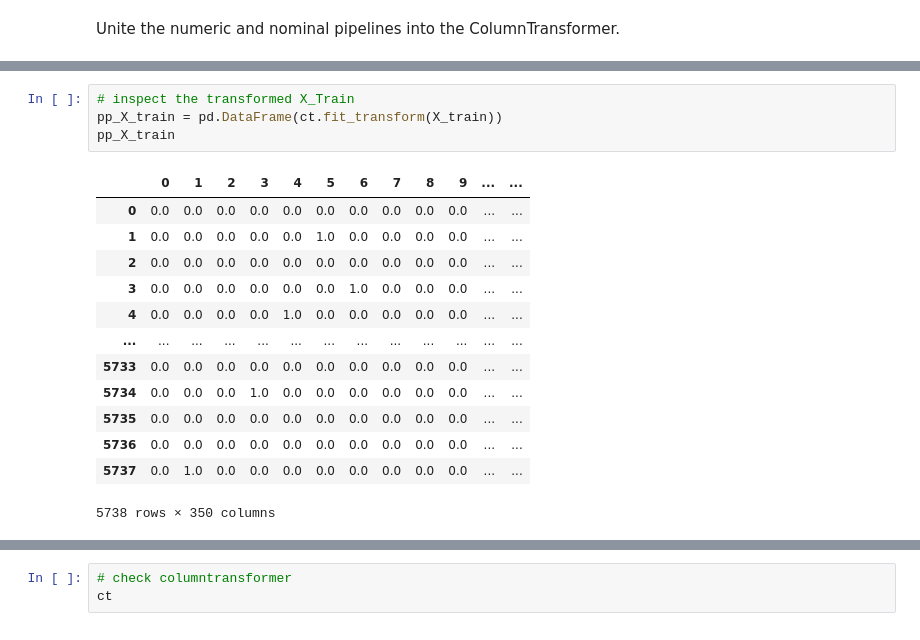
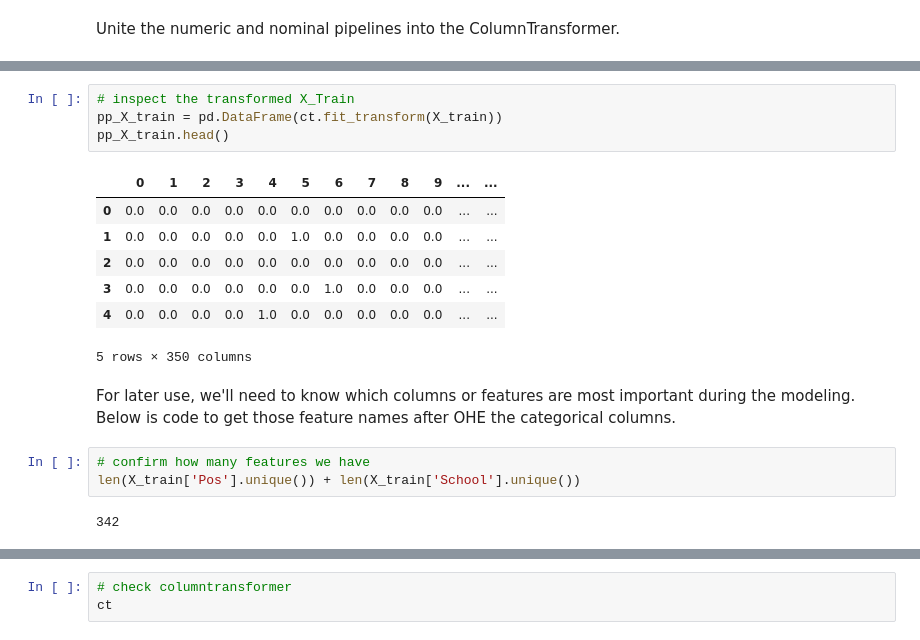
Before and after one commit to eric8395/NFL-Combine-Draft-Classification, a Jupyter notebook: NFL Combine Draft Classification.ipynb, the cells around one changed output, grey strips where cells are left out. Drawn from its saved outputs; the diff is of its cells as text.

```diff
--- a/NFL Combine Draft Classification.ipynb
+++ b/NFL Combine Draft Classification.ipynb
@@ -827,18 +818,19 @@ ct = ColumnTransformer(transformers =
 # %%
 # inspect the transformed X_Train
 pp_X_train = pd.DataFrame(ct.fit_transform(X_train))
-pp_X_train
+pp_X_train.head()
 # %% [output]
 |  | 0 | 1 | 2 | 3 | 4 | 5 | 6 | 7 | 8 | 9 | ... | ... |
 | 0 | 0.0 | 0.0 | 0.0 | 0.0 | 0.0 | 0.0 | 0.0 | 0.0 | 0.0 | 0.0 | ... | ... |
 | 1 | 0.0 | 0.0 | 0.0 | 0.0 | 0.0 | 1.0 | 0.0 | 0.0 | 0.0 | 0.0 | ... | ... |
 | 2 | 0.0 | 0.0 | 0.0 | 0.0 | 0.0 | 0.0 | 0.0 | 0.0 | 0.0 | 0.0 | ... | ... |
 | 3 | 0.0 | 0.0 | 0.0 | 0.0 | 0.0 | 0.0 | 1.0 | 0.0 | 0.0 | 0.0 | ... | ... |
 | 4 | 0.0 | 0.0 | 0.0 | 0.0 | 1.0 | 0.0 | 0.0 | 0.0 | 0.0 | 0.0 | ... | ... |
-| ... | ... | ... | ... | ... | ... | ... | ... | ... | ... | ... | ... | ... |
-| 5733 | 0.0 | 0.0 | 0.0 | 0.0 | 0.0 | 0.0 | 0.0 | 0.0 | 0.0 | 0.0 | ... | ... |
-| 5734 | 0.0 | 0.0 | 0.0 | 1.0 | 0.0 | 0.0 | 0.0 | 0.0 | 0.0 | 0.0 | ... | ... |
-| 5735 | 0.0 | 0.0 | 0.0 | 0.0 | 0.0 | 0.0 | 0.0 | 0.0 | 0.0 | 0.0 | ... | ... |
-| 5736 | 0.0 | 0.0 | 0.0 | 0.0 | 0.0 | 0.0 | 0.0 | 0.0 | 0.0 | 0.0 | ... | ... |
-| 5737 | 0.0 | 1.0 | 0.0 | 0.0 | 0.0 | 0.0 | 0.0 | 0.0 | 0.0 | 0.0 | ... | ... |
-5738 rows × 350 columns
+5 rows × 350 columns
+# %% [markdown]
+For later use, we'll need to know which columns or features are most important during the modeling. Below is code to get those feature names after OHE the categorical columns.
+# %%
+# confirm how many features we have
+len(X_train['Pos'].unique()) + len(X_train['School'].unique())
+# %% [output]
+342
```
Also changed, not shown: parts of 34 cells of this notebook, 4 other files.
